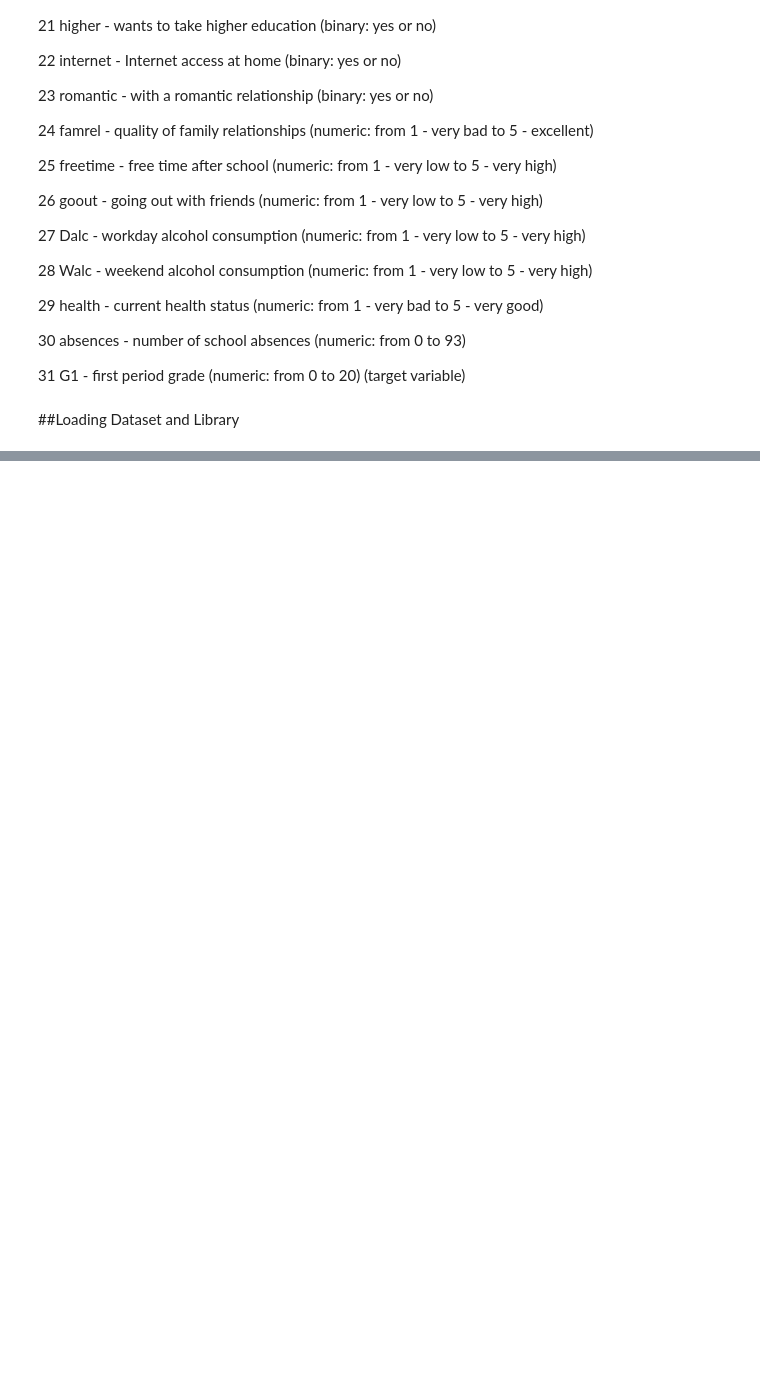
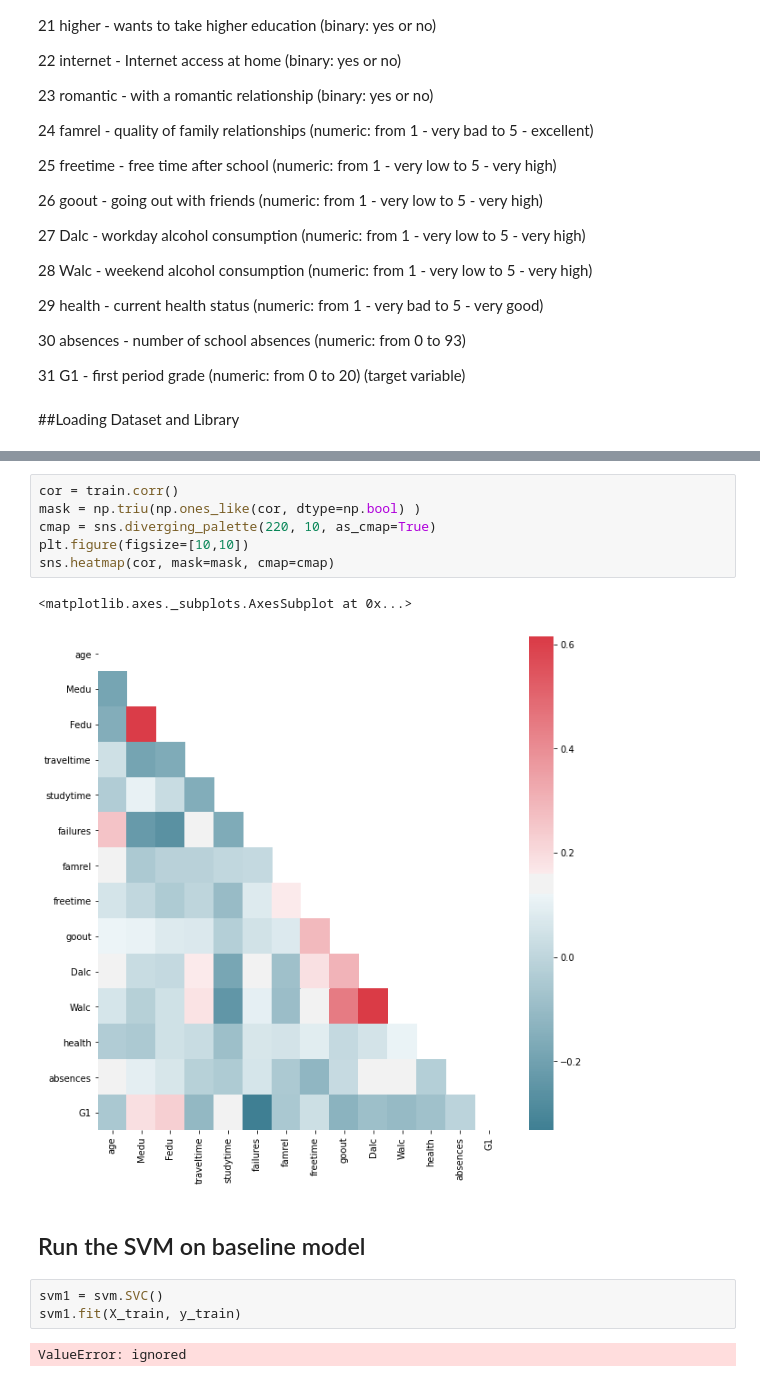
Before and after one commit to hhtnghia321/AdvM---SVM-assignment---Student-Math-Performance, a Jupyter notebook: SVM_Kernel_Method_Assignment.ipynb, the cells around one changed output, grey strips where cells are left out. Cells and saved outputs as stored; diff of their text form; blank space fills up the shorter version.

```diff
--- a/SVM_Kernel_Method_Assignment.ipynb
+++ b/SVM_Kernel_Method_Assignment.ipynb
@@ -101,0 +135,16 @@ data
+# %%
+cor = train.corr()
+mask = np.triu(np.ones_like(cor, dtype=np.bool) )
+cmap = sns.diverging_palette(220, 10, as_cmap=True)
+plt.figure(figsize=[10,10])
+sns.heatmap(cor, mask=mask, cmap=cmap)
+# %% [output]
+<matplotlib.axes._subplots.AxesSubplot at 0x...>
+[figure, added]
+# %% [markdown]
+## Run the SVM on baseline model
+# %%
+svm1 = svm.SVC()
+svm1.fit(X_train, y_train)
+# %% [output]
+ValueError: ignored
```
Also changed, not shown: parts of 8 cells of this notebook.
